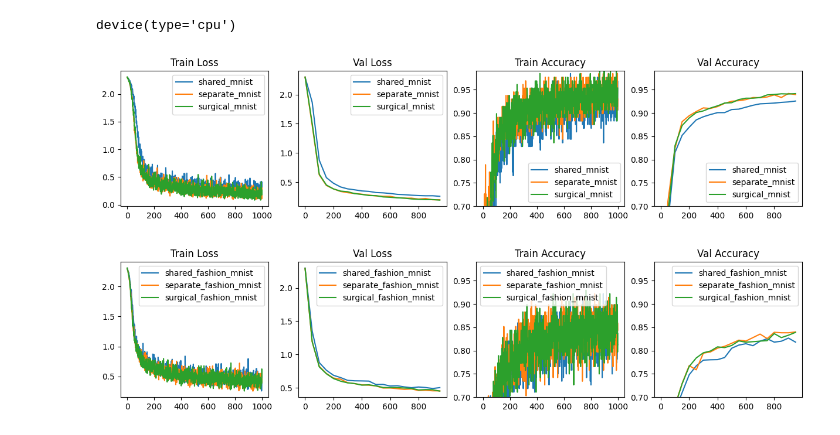
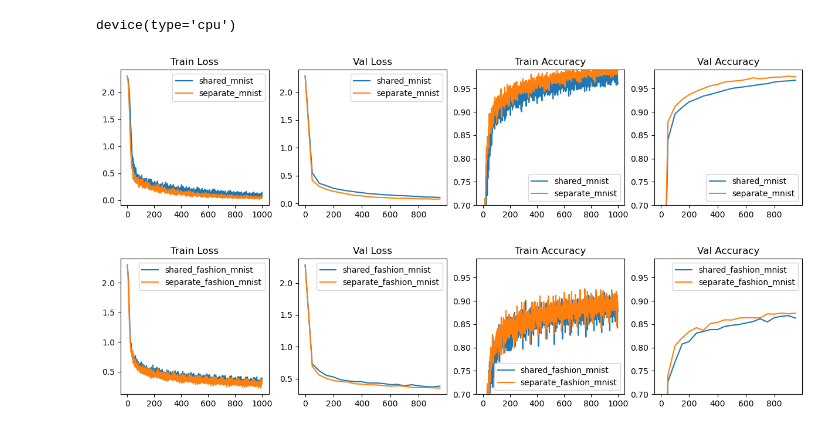
Before and after one commit to zedian/CS330-FinalProject, a Jupyter notebook: nb/scr3.ipynb, the cells around one changed output. Saved outputs shown, nothing was run; the diff lists cells and outputs as text; code cells hidden in the pictures.

```diff
--- a/nb/scr3.ipynb
+++ b/nb/scr3.ipynb
@@ -24,7 +24,7 @@ import train
 ## Task Setup
 Setup datasets, loss functions, etc.
 # %%
-bs = 128
+bs = 1024
 
 mnist_train = datasets.MNIST(train=True)
 fmnist_train = datasets.FashionMNIST(train=True)
@@ -82,18 +60,18 @@ tasks = {
 class SharedMTL(nn.Module):
     def __init__(self, task_keys):
         super().__init__()
-        self.backbone = model.LinearBackbone()
+        self.backbone = model.ConvBackbone()
         self.heads = nn.ModuleDict({
             task: nn.Linear(256, 10)
             for task in task_keys
         })
 
     def forward(self, x, task):
-        return self.heads[task](self.backbone(x))
+        return self.heads[task](self.backbone(x[:, None]))
 
 
 shared_mtl = SharedMTL(tasks.keys())
-grads = train.get_gradients(
+grads, _, _ = train.get_gradients(
     model=shared_mtl,
     tasks=tasks,
     steps=200,
@@ -155,7 +133,7 @@ fully_shared_exp = train.train_and_evaluate(
     model=mtl,
     tasks=tasks,
     steps=1000,
-    lr=1e-4,
+    lr=3e-4,
     eval_every=50,
 )
 # %%
@@ -163,7 +141,7 @@ class SeparateMTL(nn.Module):
     def __init__(self, task_keys):
         super().__init__()
         self.backbones = nn.ModuleDict({
-            task: model.LinearBackbone()
+            task: model.MNISTLinearBackbone()
             for task in task_keys
         })
         self.heads = nn.ModuleDict({
@@ -179,7 +157,7 @@ separate_exp = train.train_and_evaluate(
     model=mtl,
     tasks=tasks,
     steps=1000,
-    lr=1e-4,
+    lr=3e-4,
     eval_every=50,
 )
 # %%
@@ -219,7 +197,7 @@ for task_name in tasks:
     for exp_name, exp in [
         ('shared', fully_shared_exp),
         ('separate', separate_exp),
-        ('surgical', surgical_exp),
+        # ('surgical', surgical_exp),
     ]:
         losses, metrics, eval_losses, eval_metrics = exp
 
@@ -230,32 +208,32 @@ for task_name in tasks:
 
         # plot
         ax = axes[0]
         tl_x, tl_y = zip(*tl)
         ax.plot(tl_x, tl_y, label=f'{exp_name}_{task_name}')
         ax.set_title('Train Loss')
         # ax.set_yscale('log')
         ax.legend()
 
         ax = axes[1]
         el_x, el_y = zip(*el)
         ax.plot(el_x, el_y, label=f'{exp_name}_{task_name}')
         ax.set_title('Val Loss')
         # ax.set_yscale('log')
         ax.legend()
 
         ax = axes[2]
         tm_x, tm_y = zip(*tm)
         ax.plot(tm_x, tm_y, label=f'{exp_name}_{task_name}')
         ax.set_title('Train Accuracy')
         ax.set_ylim([0.7, 0.99])
         ax.legend()
 
         ax = axes[3]
         em_x, em_y = zip(*em)
         ax.plot(em_x, em_y, label=f'{exp_name}_{task_name}')
         ax.set_title('Val Accuracy')
         ax.set_ylim([0.7, 0.99])
         ax.legend()
 # %% [output]
-[figure, old version]
+[figure, new version]
-[figure, old version]
+[figure, new version]
```
Also changed, not shown: parts of 4 cells of this notebook, 9 other files.
